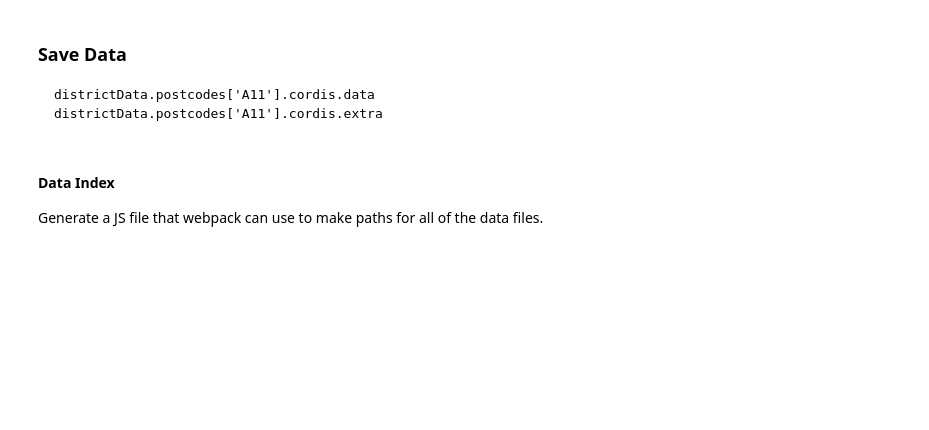
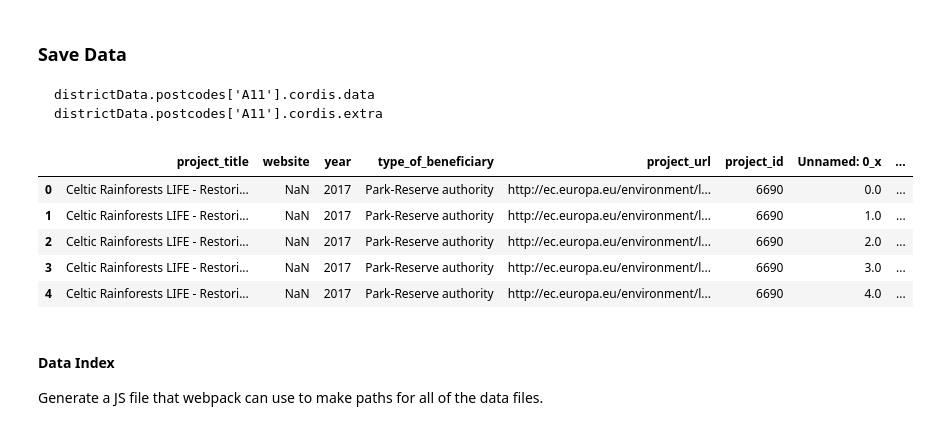
Before and after one commit to TechForUK/my_eu, a Jupyter notebook: data/map/build_map.ipynb, the cells around one changed output. Cells and saved outputs as stored; diff of their text form; code cells hidden in the pictures; blank space fills up the shorter version.

```diff
--- a/data/map/build_map.ipynb
+++ b/data/map/build_map.ipynb
@@ -233,5 +390,4 @@ validate_postcodes(life)
 # %%
 life['total_budget_gbp'] = (life.total_budget_eur * life.eur_gbp).round()
 life['eu_contribution_gbp'] = (life.eu_contribution_eur * life.eur_gbp).round()
-life = life[life.eu_contribution_gbp > 1000] # filter out a few token £1 contributions
 life.shape
@@ -753,3 +1199,12 @@ def save_columns():
     with open(os.path.join('output', 'district_columns.json'), 'w') as file:
         json.dump(columns, file, sort_keys=True)
 save_columns()
+# %%
+life.head()
+# %% [output]
+|  | project_title | website | year | type_of_beneficiary | project_url | project_id | Unnamed: 0_x | ... |
+| 0 | Celtic Rainforests LIFE - Restori... | NaN | 2017 | Park-Reserve authority | http://ec.europa.eu/environment/l... | 6690 | 0.0 | ... |
+| 1 | Celtic Rainforests LIFE - Restori... | NaN | 2017 | Park-Reserve authority | http://ec.europa.eu/environment/l... | 6690 | 1.0 | ... |
+| 2 | Celtic Rainforests LIFE - Restori... | NaN | 2017 | Park-Reserve authority | http://ec.europa.eu/environment/l... | 6690 | 2.0 | ... |
+| 3 | Celtic Rainforests LIFE - Restori... | NaN | 2017 | Park-Reserve authority | http://ec.europa.eu/environment/l... | 6690 | 3.0 | ... |
+| 4 | Celtic Rainforests LIFE - Restori... | NaN | 2017 | Park-Reserve authority | http://ec.europa.eu/environment/l... | 6690 | 4.0 | ... |
```
Also changed, not shown: parts of 103 cells of this notebook, 17 other files.
